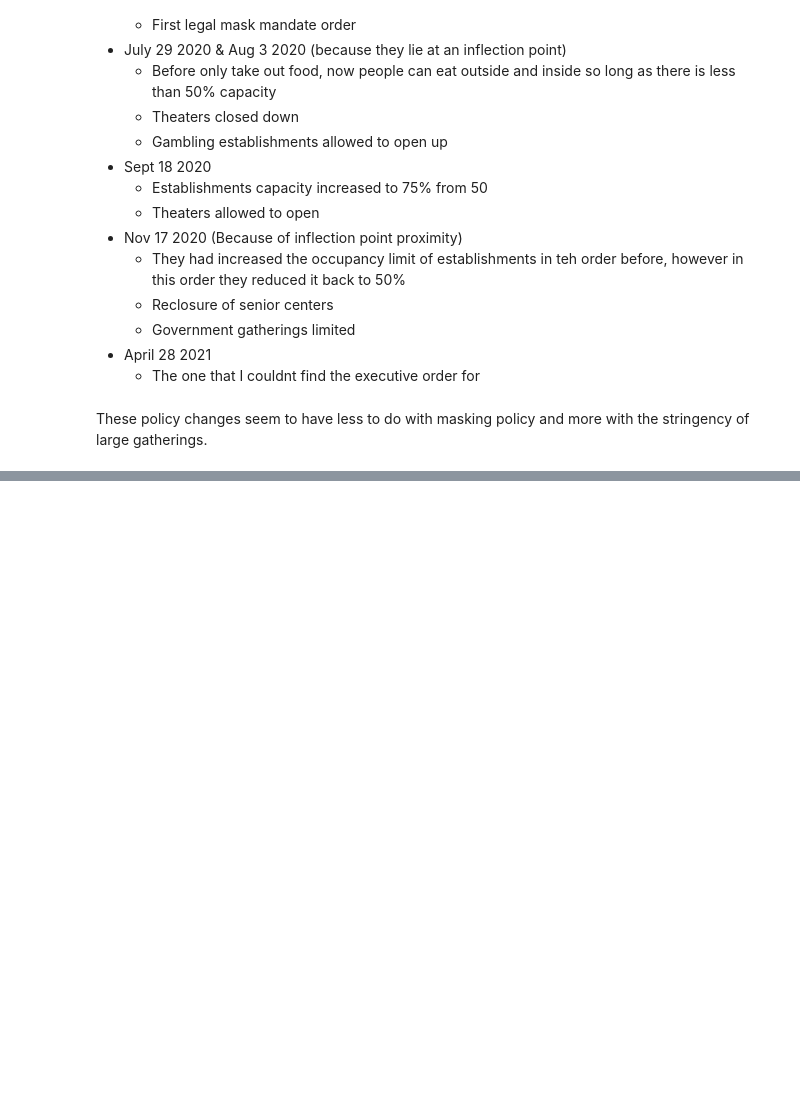
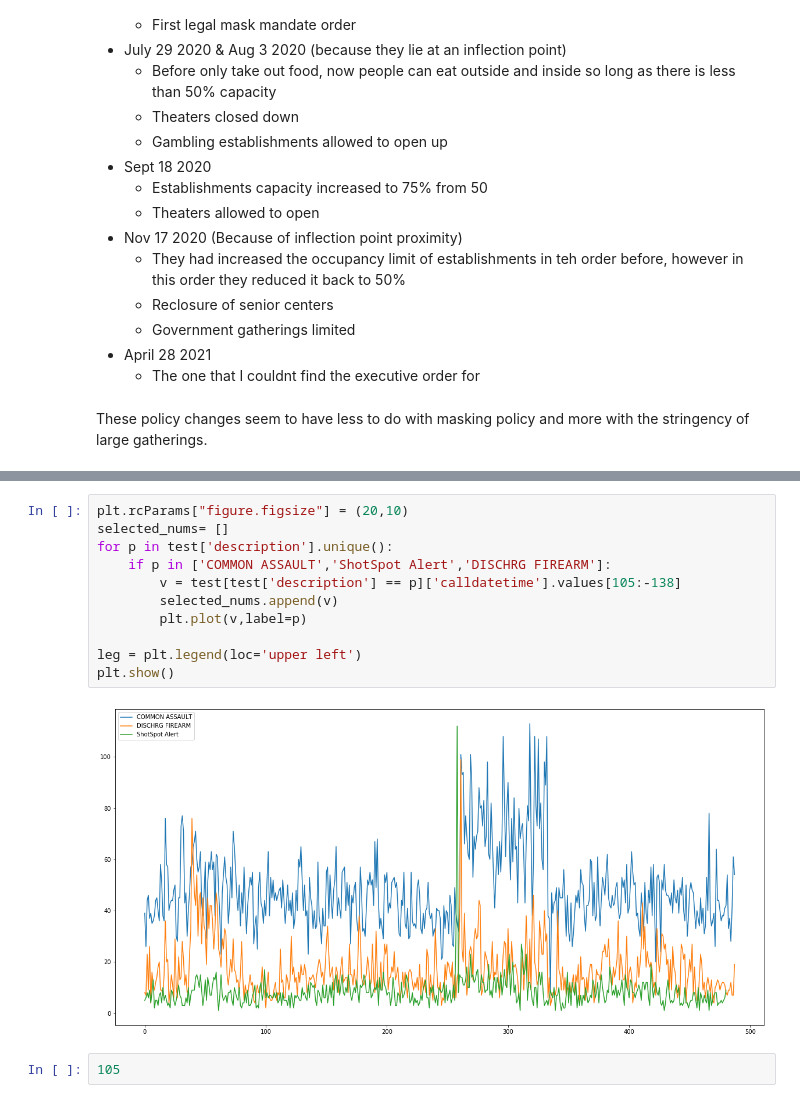
Before and after one commit to n8-uw/Project, a Jupyter notebook: explore.ipynb, the cells around one changed output, grey strips where cells are left out. Cells and saved outputs as stored; diff of their text form; blank space fills up the shorter version.

```diff
--- a/explore.ipynb
+++ b/explore.ipynb
@@ -394,0 +575,15 @@ These policy changes seem to have less to do with masking policy and more with t
+# %%
+plt.rcParams["figure.figsize"] = (20,10)
+selected_nums= []
+for p in test['description'].unique():
+    if p in ['COMMON ASSAULT','ShotSpot Alert','DISCHRG FIREARM']:
+        v = test[test['description'] == p]['calldatetime'].values[105:-138]
+        selected_nums.append(v)
+        plt.plot(v,label=p)
+
+leg = plt.legend(loc='upper left')
+plt.show()
+# %% [output]
+[figure, added]
+# %%
+105
```
Also changed, not shown: parts of 24 cells of this notebook, 2 other files.
